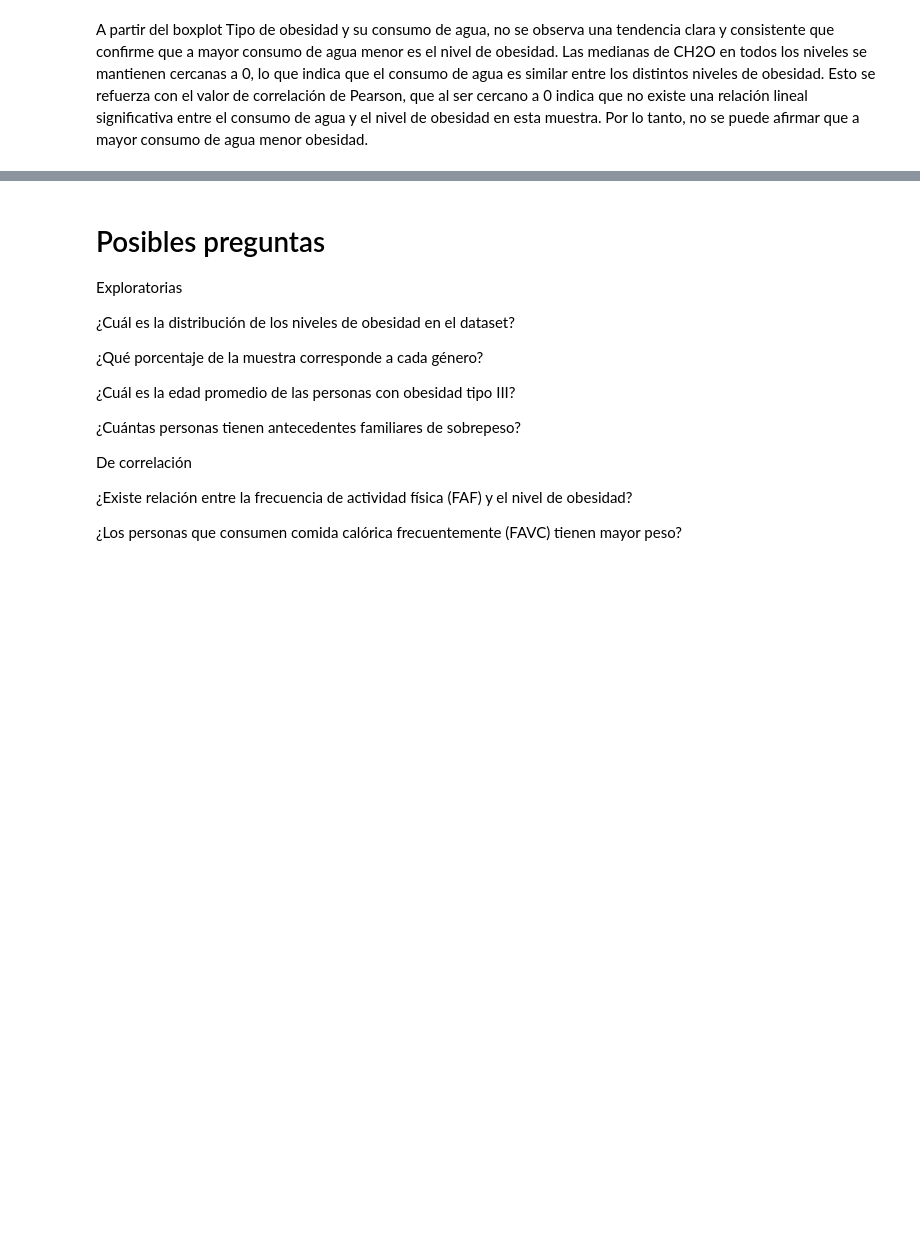
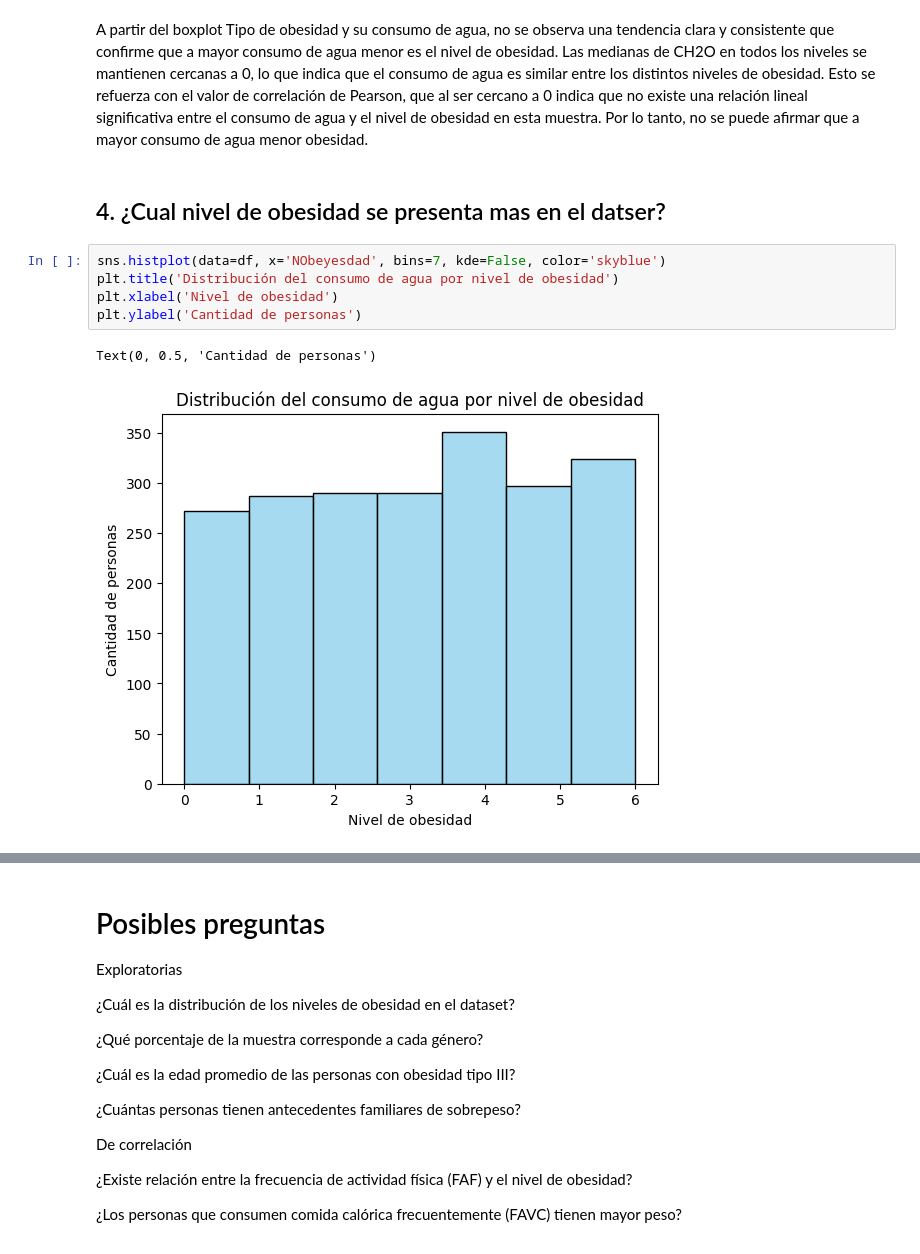
Before and after one commit to danielreyes04/Analsis-de-datos, a Jupyter notebook: Parcial2.ipynb, the cells around one changed output, grey strips where cells are left out. Cells and saved outputs as stored; diff of their text form; blank space fills up the shorter version.

```diff
--- a/Parcial2.ipynb
+++ b/Parcial2.ipynb
@@ -493,3 +493,13 @@ Passing `palette` without assigning `hue` is deprecated and will be removed in v
 # %% [markdown]
 A partir del boxplot Tipo de obesidad y su consumo de agua, no se observa una tendencia clara y consistente que confirme que a mayor consumo de agua menor es el nivel de obesidad. Las medianas de CH2O en todos los niveles se mantienen cercanas a 0, lo que indica que el consumo de agua es similar entre los distintos niveles de obesidad.
 Esto se refuerza con el valor de correlación de Pearson, que al ser cercano a 0 indica que no existe una relación lineal significativa entre el consumo de agua y el nivel de obesidad en esta muestra. Por lo tanto, no se puede afirmar que a mayor consumo de agua menor obesidad.
+# %% [markdown]
+## 4. ¿Cual nivel de obesidad se presenta mas en el datser?
+# %%
+sns.histplot(data=df, x='NObeyesdad', bins=7, kde=False, color='skyblue')
+plt.title('Distribución del consumo de agua por nivel de obesidad')
+plt.xlabel('Nivel de obesidad')
+plt.ylabel('Cantidad de personas')
+# %% [output]
+Text(0, 0.5, 'Cantidad de personas')
+[figure, added]
```
Also changed, not shown: parts of 9 cells of this notebook.
